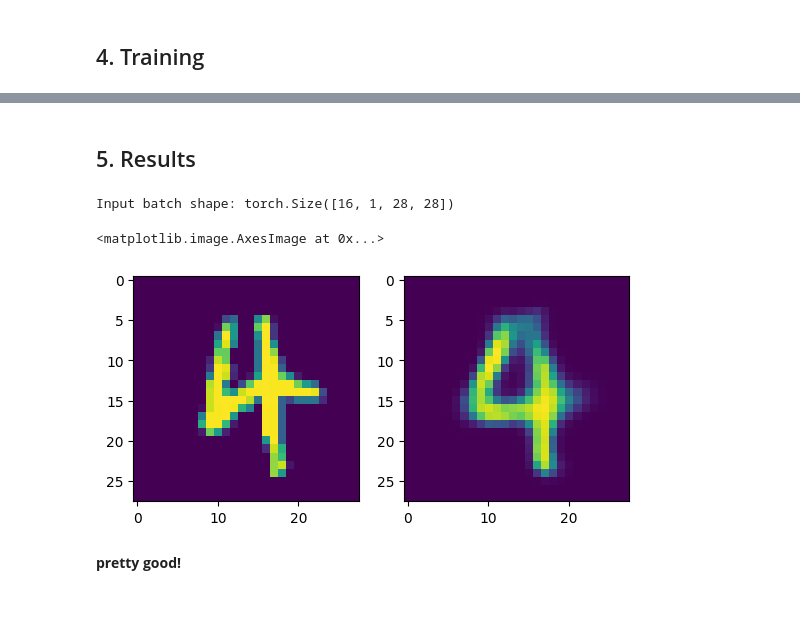
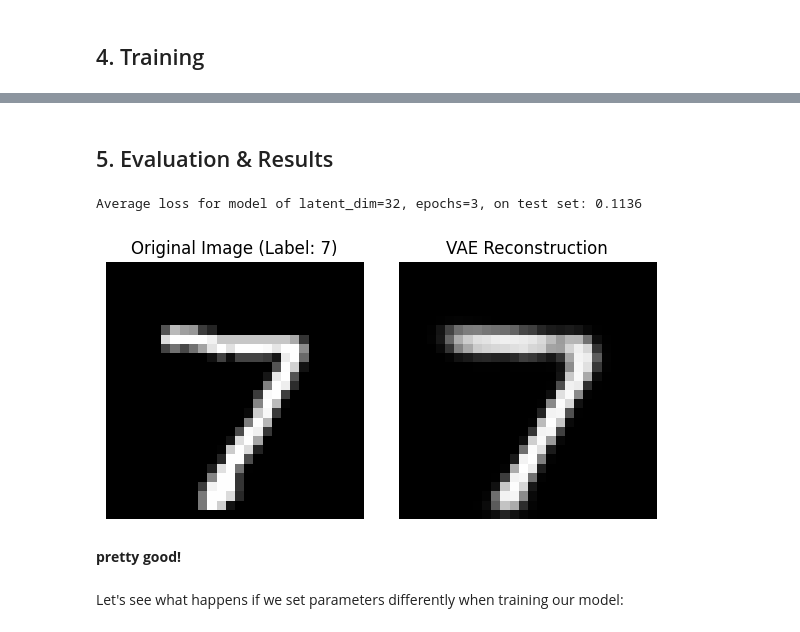
Before and after one commit to mcucii/ML-Kaggle-projects, a Jupyter notebook: VAE - Visualizing MNIST/VAE-Visualizing_MNIST.ipynb, the cells around one changed output, grey strips where cells are left out. Drawn from its saved outputs; the diff is of its cells as text; code cells hidden in the pictures; blank space fills up the shorter version.

```diff
--- a/VAE - Visualizing MNIST/VAE-Visualizing_MNIST.ipynb
+++ b/VAE - Visualizing MNIST/VAE-Visualizing_MNIST.ipynb
@@ -231,24 +236,2 @@ Epoch 5 completed. Average Loss: 0.0074
 # %% [markdown]
-## 5. Results
+## 5. Evaluation & Results
-# %%
-vae_model.eval()
-
-test_batch = next(iter(test_dataloader))
-
-test_images = test_batch[0]
-test_labels = test_batch[1]
-print(f"Input batch shape: {test_images.shape}")
-
-with torch.no_grad():
-    reconstruction, z_mu, z_log_sigma = vae_model(test_images)
-
-plt.figure(1)
-plt.subplot(1,2,1)
-plt.imshow(test_images[0].squeeze())
-
-plt.subplot(1,2,2)
-plt.imshow(reconstruction[0].squeeze())
-# %% [output]
-Input batch shape: torch.Size([16, 1, 28, 28])
-<matplotlib.image.AxesImage at 0x...>
-[figure, removed]
@@ -255,2 +257,36 @@ Input batch shape: torch.Size([16, 1, 28, 28])
+# %%
+metrics = evaluate_vae(vae_model, test_dataloader)
+print(f"Average loss for model of latent_dim={latent_dim}, epochs={epochs}, on test set: {metrics['avg_total_loss']:.4f}")
+# %% [output]
+Average loss for model of latent_dim=32, epochs=3, on test set: 0.1136
+# %%
+def plot_test_idx(model, test_data, example_index=0):
+    model.eval()
+
+    test_image, test_label = test_data[example_index]  # Use your test_dataset
+    test_image = test_image.unsqueeze(0)  # Add batch dimension
+
+    with torch.no_grad():
+        reconstruction, _, _ = model(test_image)
+
+    plt.figure(figsize=(6, 3))
+    plt.subplot(1, 2, 1)
+    plt.imshow(test_image[0].squeeze(), cmap='gray')
+    plt.title(f"Original Image (Label: {test_label})")
+    plt.axis('off')
+
+    plt.subplot(1, 2, 2)
+    plt.imshow(reconstruction[0].squeeze(), cmap='gray')
+    plt.title("VAE Reconstruction")
+    plt.axis('off')
+
+    plt.tight_layout()
+    plt.show()
+# %%
+plot_test_idx(vae_model, test_dataset, 0)
+# %% [output]
+[figure, added]
 # %% [markdown]
 **pretty good!**
+# %% [markdown]
+Let's see what happens if we set parameters differently when training our model:
```
Also changed, not shown: parts of 22 cells of this notebook.
